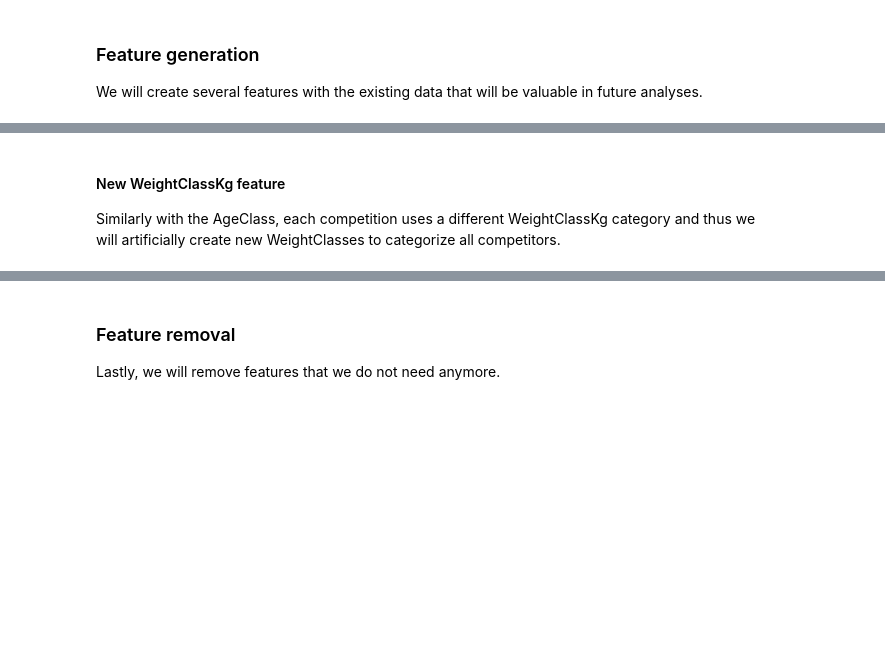
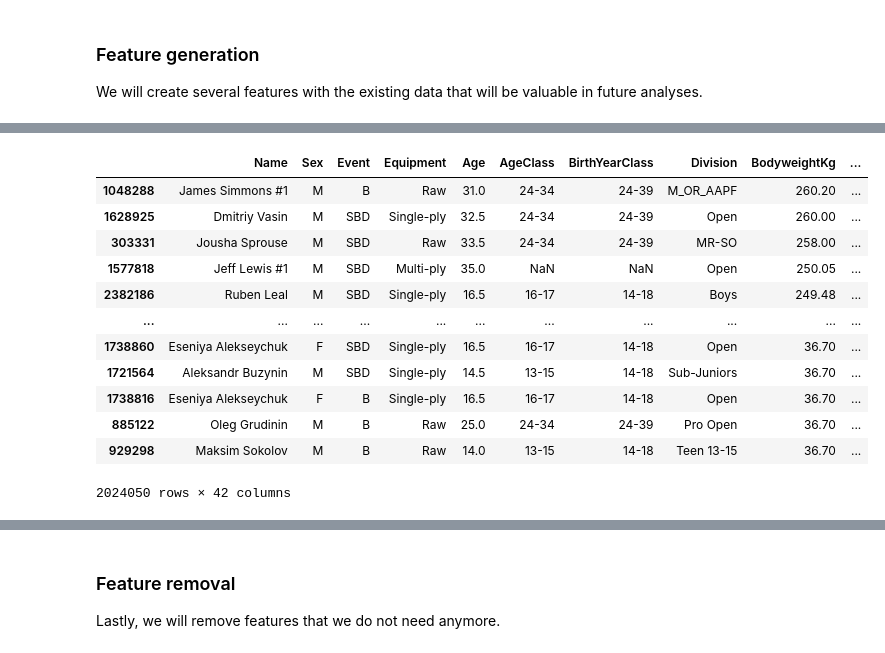
Before and after one commit to kim-jason/PowerliftingDataset, a Jupyter notebook: Powerlifting_Data_Science_Project.ipynb, the cells around one changed output, grey strips where cells are left out. Saved outputs shown, nothing was run; the diff lists cells and outputs as text; code cells hidden in the pictures; blank space fills up the shorter version.

Commit message:
Created new AgeCategory and WeightCategory features

```diff
--- a/Powerlifting_Data_Science_Project.ipynb
+++ b/Powerlifting_Data_Science_Project.ipynb
@@ -588,4 +597,0 @@ As each competition uses a different AgeClass, we will simply create new AgeClas
-# %% [markdown]
-#### New WeightClassKg feature
-
-Similarly with the AgeClass, each competition uses a different WeightClassKg category and thus we will artificially create new WeightClasses to categorize all competitors.
@@ -593,0 +598,37 @@ Similarly with the AgeClass, each competition uses a different WeightClassKg cat
+# %%
+# TO DO: Create a new feature called AgeCategory with the existing Age data
+def classify_agecategory(age):
+  if age < 14:
+    return None
+  elif 14 <= age and age <= 18:
+    return "Sub-Junior"
+  elif 19 <= age and age <= 23:
+    return "Junior"
+  elif 24 <= age and age <= 39:
+    return "Open"
+  elif 40 <= age and age <= 49:
+    return "Master 1"
+  elif 50 <= age and age <= 59:
+    return "Master 2"
+  elif 60 <= age and age <= 69:
+    return "Master 3"
+  else:
+    return "Master 4"
+
+cleaned_df['AgeCategory'] = cleaned_df['Age'].apply(classify_agecategory)
+
+display(cleaned_df)
+# %% [output]
+|  | Name | Sex | Event | Equipment | Age | AgeClass | BirthYearClass | Division | BodyweightKg | ... |
+| 1048288 | James Simmons #1 | M | B | Raw | 31.0 | 24-34 | 24-39 | M_OR_AAPF | 260.20 | ... |
+| 1628925 | Dmitriy Vasin | M | SBD | Single-ply | 32.5 | 24-34 | 24-39 | Open | 260.00 | ... |
+| 303331 | Jousha Sprouse | M | SBD | Raw | 33.5 | 24-34 | 24-39 | MR-SO | 258.00 | ... |
+| 1577818 | Jeff Lewis #1 | M | SBD | Multi-ply | 35.0 | NaN | NaN | Open | 250.05 | ... |
+| 2382186 | Ruben Leal | M | SBD | Single-ply | 16.5 | 16-17 | 14-18 | Boys | 249.48 | ... |
+| ... | ... | ... | ... | ... | ... | ... | ... | ... | ... | ... |
+| 1738860 | Eseniya Alekseychuk | F | SBD | Single-ply | 16.5 | 16-17 | 14-18 | Open | 36.70 | ... |
+| 1721564 | Aleksandr Buzynin | M | SBD | Single-ply | 14.5 | 13-15 | 14-18 | Sub-Juniors | 36.70 | ... |
+| 1738816 | Eseniya Alekseychuk | F | B | Single-ply | 16.5 | 16-17 | 14-18 | Open | 36.70 | ... |
+| 885122 | Oleg Grudinin | M | B | Raw | 25.0 | 24-34 | 24-39 | Pro Open | 36.70 | ... |
+| 929298 | Maksim Sokolov | M | B | Raw | 14.0 | 13-15 | 14-18 | Teen 13-15 | 36.70 | ... |
+2024050 rows × 42 columns
```
Also changed, not shown: parts of 9 cells of this notebook.
